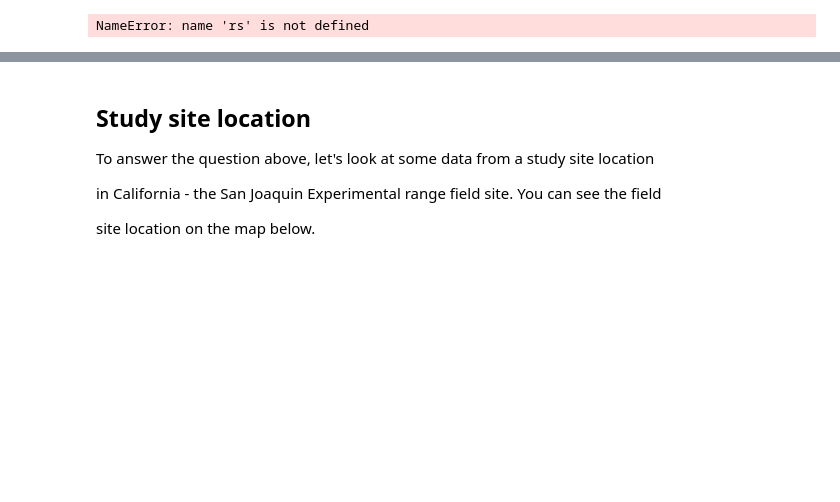
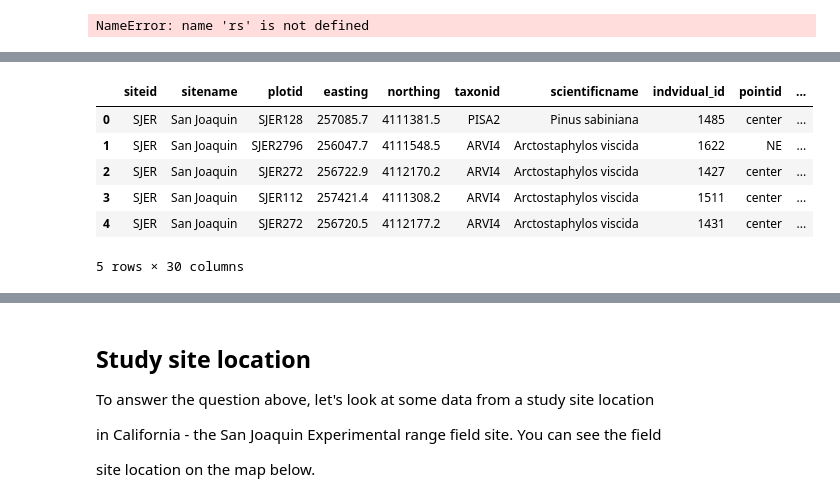
Before and after one commit to choldgraf/earth-analytics-python_OLD, a Jupyter notebook: notebooks/final-notebooks/week-5/in-class/2016-12-06-spatial05-understand-uncertainty.ipynb, the cells around one changed output, grey strips where cells are left out. Drawn from its saved outputs; the diff is of its cells as text; code cells hidden in the pictures; blank space fills up the shorter version.

```diff
--- a/notebooks/final-notebooks/week-5/in-class/2016-12-06-spatial05-understand-uncertainty.ipynb
+++ b/notebooks/final-notebooks/week-5/in-class/2016-12-06-spatial05-understand-uncertainty.ipynb
@@ -306,0 +250,16 @@ SJER_height
+# %%
+# import in situ data
+path_insitu = 'data/week5/california/SJER/2013/insitu/veg_structure/D17_2013_SJER_vegStr.csv'
+SJER_insitu = pd.read_csv(path_insitu)
+# what is the structure of the data
+type(SJER_insitu)
+# view the first 5 rows of data
+SJER_insitu.head()
+# %% [output]
+|  | siteid | sitename | plotid | easting | northing | taxonid | scientificname | indvidual_id | pointid | ... |
+| 0 | SJER | San Joaquin | SJER128 | 257085.7 | 4111381.5 | PISA2 | Pinus sabiniana | 1485 | center | ... |
+| 1 | SJER | San Joaquin | SJER2796 | 256047.7 | 4111548.5 | ARVI4 | Arctostaphylos viscida | 1622 | NE | ... |
+| 2 | SJER | San Joaquin | SJER272 | 256722.9 | 4112170.2 | ARVI4 | Arctostaphylos viscida | 1427 | center | ... |
+| 3 | SJER | San Joaquin | SJER112 | 257421.4 | 4111308.2 | ARVI4 | Arctostaphylos viscida | 1511 | center | ... |
+| 4 | SJER | San Joaquin | SJER272 | 256720.5 | 4112177.2 | ARVI4 | Arctostaphylos viscida | 1431 | center | ... |
+5 rows × 30 columns
```
Also changed, not shown: parts of 9 cells of this notebook.
